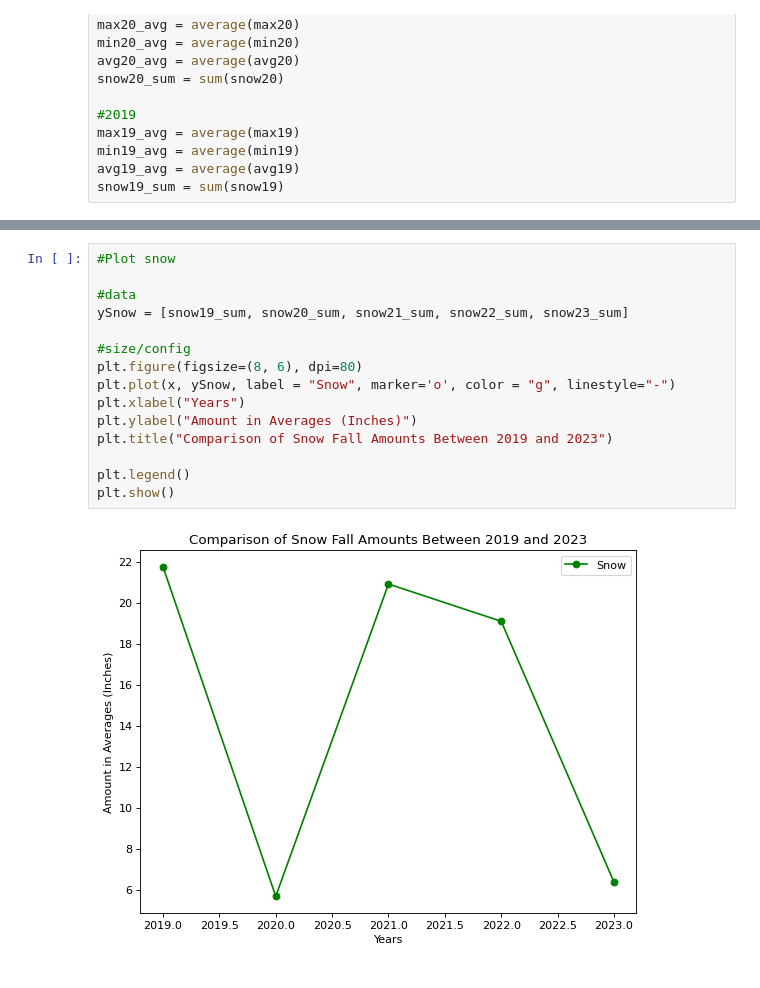
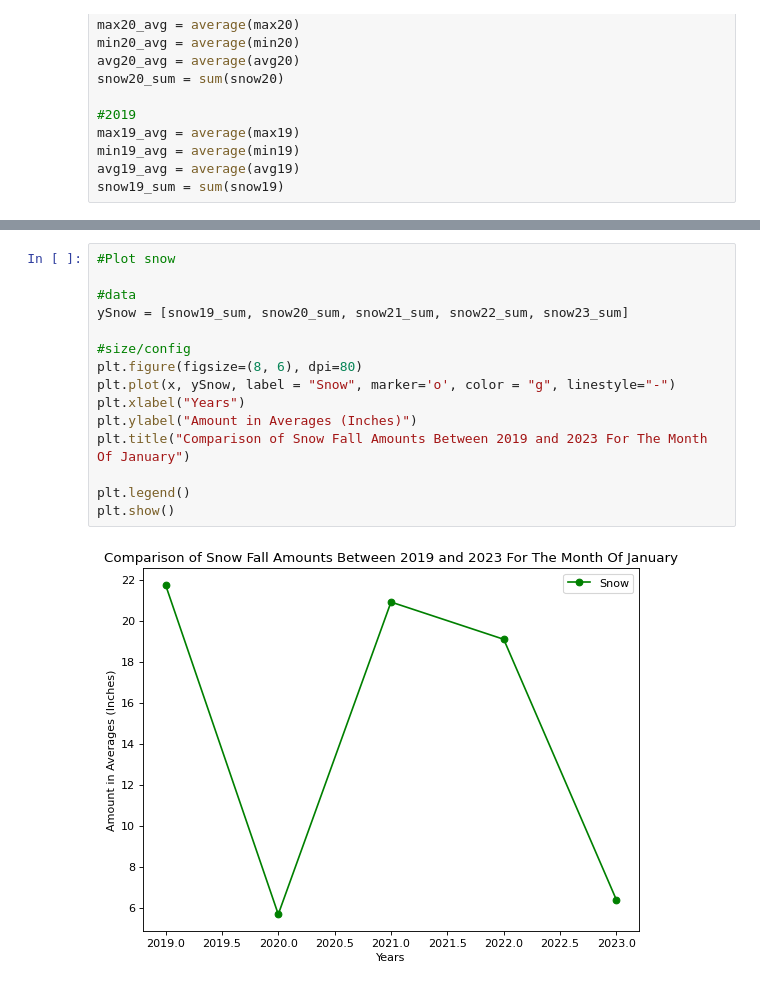
Before and after one commit to GuntherChung/inst414.w3.a1-, a Jupyter notebook: INST414 A1 Mod1.ipynb, the cells around one changed output, grey strips where cells are left out. Drawn from its saved outputs; the diff is of its cells as text.

```diff
--- a/INST414 A1 Mod1.ipynb
+++ b/INST414 A1 Mod1.ipynb
@@ -174,17 +174,17 @@ plt.show()
 # %%
 #Plot snow
 
 #data
 ySnow = [snow19_sum, snow20_sum, snow21_sum, snow22_sum, snow23_sum]
 
 #size/config
 plt.figure(figsize=(8, 6), dpi=80)
 plt.plot(x, ySnow, label = "Snow", marker='o', color = "g", linestyle="-")
 plt.xlabel("Years")
 plt.ylabel("Amount in Averages (Inches)")
-plt.title("Comparison of Snow Fall Amounts Between 2019 and 2023")
+plt.title("Comparison of Snow Fall Amounts Between 2019 and 2023 For The Month Of January")
 
 plt.legend()
 plt.show()
 # %% [output]
-[figure, old version]
+[figure, new version]
```
Also changed, not shown: parts of 1 cell of this notebook, 3 other files.
